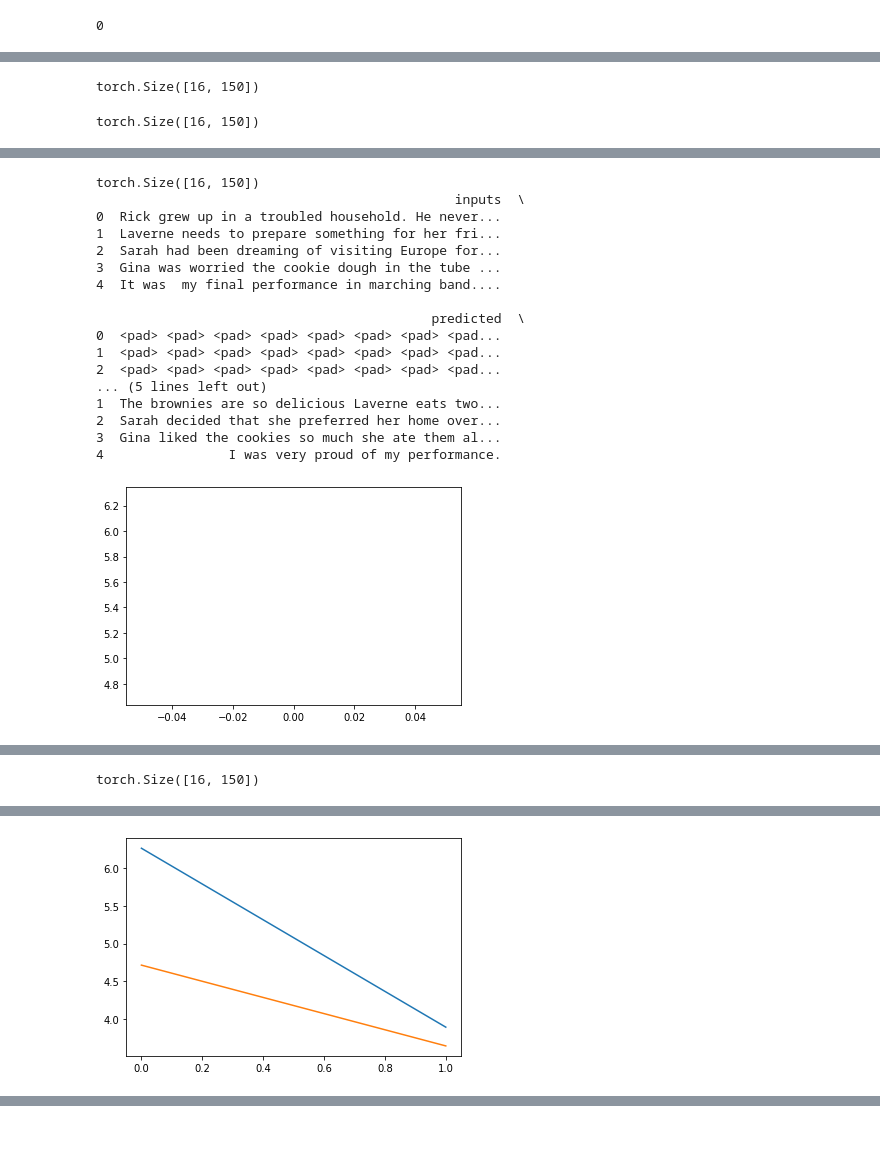
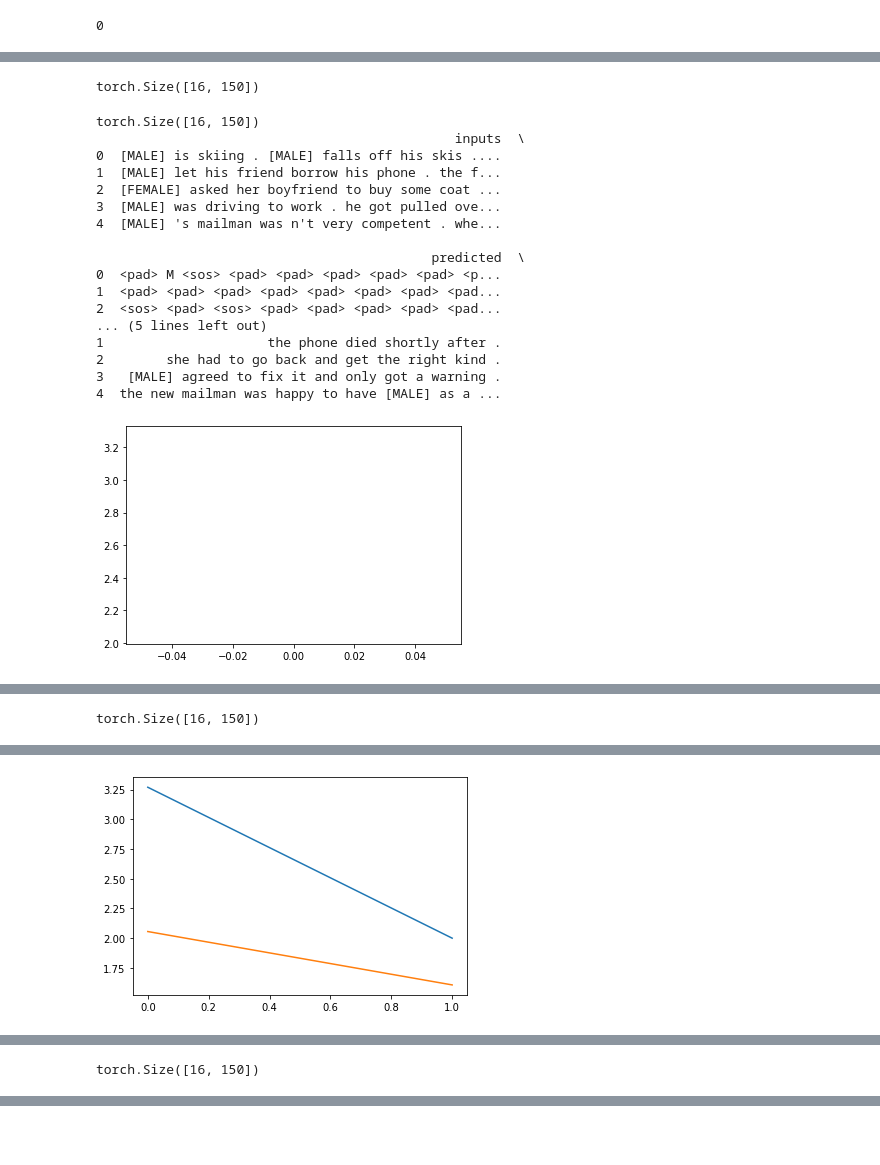
Before and after one commit to andlyu/gpt2_ROCStories, a Jupyter notebook: src/finetune.ipynb, the cells around one changed output, grey strips where cells are left out. Drawn from its saved outputs; the diff is of its cells as text; code cells hidden in the pictures.

```diff
--- a/src/finetune.ipynb
+++ b/src/finetune.ipynb
@@ -18,6 +18,7 @@ import json
 import matplotlib.pyplot as plt
 # %%
 BATCH_SIZE = 16
+DATASET_TO_USE = "UNION"
 # %%
 import pandas as pd
 
@@ -166,6 +178,7 @@ validation_dataloader = DataLoader(val_set, sampler = SequentialSampler(val_set)
 # %%
 # Create default config
 configuration = GPT2Config.from_pretrained('gpt2', output_hidden_states=False)
+
 # Load pretrained gpt2
 model = GPT2LMHeadModel.from_pretrained("gpt2", config=configuration)
 model.resize_token_embeddings(len(tokenizer))
@@ -174,10 +187,12 @@ model.resize_token_embeddings(len(tokenizer))
 device = torch.device("cuda:1")
 model.to(device)
 
-optimizer = torch.optim.Adam(model.parameters(),lr = 0.0005)
+optimizer = torch.optim.Adam(model.parameters(),lr = 0.000005)
 model = model.to(device)
 # %%
 from tqdm import tqdm
+import re
+
 
 #call model with a batch of input
 def process_one_batch(batch):
@@ -192,7 +207,7 @@ def output_one_batch(batch):
     b_input_ids = batch[0].to(device)
     b_labels = batch[0].to(device)
     b_masks = batch[1].to(device)
-    outputs  = model(b_input_ids,  num_beams=5 ,  attention_mask = b_masks,labels=b_labels)
+    outputs  = model(b_input_ids,  num_beams=2 ,  attention_mask = b_masks,labels=b_labels)
     return outputs
 
 #do one epoch for training
@@ -239,12 +254,14 @@ def eval_epoch():
     return avg_val_loss
 
 
-#do one epoch for eval
+#Runs the model on a set number of batches and saves the results to a json file
 def save_results( num_batches = 15, iter = 0):
     indexes_list = []
     inputs_list = []
     predicted_list = []
     expected_list = []
+
+    model.save_pretrained("saved_model_temp")
 
     #for i in tqdm(range(num_examples)):
     for i, batch in enumerate(tqdm(validation_dataloader)):
@@ -257,10 +274,12 @@ def save_results( num_batches = 15, iter = 0):
 
         greedy_output = model.generate(
                 b_input_ids,  #check stars
-                num_beams=5 ,
+                num_beams=2 ,
                 return_dict_in_generate=True,
                 output_scores=True,
-                max_length=150
+                max_length=150,
+                tempterature = 5,
+                top_p = 4
                 )
 
         print(greedy_output['sequences'].shape)
@@ -275,18 +294,14 @@ def save_results( num_batches = 15, iter = 0):
             idx = BATCH_SIZE * i + b_idx
             end_words = val_data.InputSentence4
             in_words = val_data.input.iloc[idx]
-            #if(len(output) <= b_idx):
-            #    break
-            #b_out = output[b_idx]
-            #pred_sent = b_out[b_out.index('<sos>') + len(in_words) + 13:]
-            #if(pred_sent.find('.') != -1):
-            #    pred_sent = pred_sent[:pred_sent.index('.')+1]
-            #else:
-            #    pred_sent = pred_sent
 
             indexes_list.append(idx)
             inputs_list.append(val_data.input.iloc[idx])
-            predicted_list.append(output[b_idx])
+            #predicted_list.append(output[b_idx])
+            if(len(re.split('\? |! |\. ',output[b_idx]))<5):
+                predicted_list.append('bad gen')
+            else:
+                predicted_list.append(re.split('\? |! |\. ',output[b_idx])[4] + '.')
             expected_list.append(val_data.InputSentence5.iloc[idx])
 
     outputs = pd.DataFrame()
@@ -295,9 +310,6 @@ def save_results( num_batches = 15, iter = 0):
     outputs['expected'] = expected_list
 
     print(outputs[:5])
-
-
-
 
     data = {}
     data['ex'] = []
@@ -310,6 +322,6 @@ def save_results( num_batches = 15, iter = 0):
 
         })
 
-    with open('test_cases'+ str(iter)+'.json', 'w') as outfile:
+    with open('test_cases/test_cases'+ str(iter)+'.json', 'w') as outfile:
         json.dump(data, outfile)
 # %%
@@ -340,13 +353,16 @@ for i in range(15):
     train_loss.append(train_epoch())
     val_loss.append(eval_epoch())
     if(i<7):
-        save_results(10, i)
+        save_results(1, i)
     else:
-        save_results(100, i)
+        save_results(1, i)
     plt.plot(train_loss)
     plt.plot(val_loss)
     plt.show()
     plt.savefig('losses.png')
+    model.save_pretrained("UNION_model")
+
+
 
 save_results(None)
 # %% [output]
@@ -357,2 +373,19 @@ elapsed time for 1 eval epoch :  0:00:05
 torch.Size([16, 150])
 torch.Size([16, 150])
+                                              inputs  \
+0  [MALE] is skiing . [MALE] falls off his skis ....
+1  [MALE] let his friend borrow his phone . the f...
+2  [FEMALE] asked her boyfriend to buy some coat ...
+3  [MALE] was driving to work . he got pulled ove...
+4  [MALE] 's mailman was n't very competent . whe...
+
+                                           predicted  \
+0  <pad> M <sos> <pad> <pad> <pad> <pad> <pad> <p...
+1  <pad> <pad> <pad> <pad> <pad> <pad> <pad> <pad...
+2  <sos> <pad> <sos> <pad> <pad> <pad> <pad> <pad...
+... (5 lines left out)
+1                     the phone died shortly after .
+2        she had to go back and get the right kind .
+3   [MALE] agreed to fix it and only got a warning .
+4  the new mailman was happy to have [MALE] as a ...
+[figure, new version]
@@ -360,18 +396 @@ torch.Size([16, 150])
 torch.Size([16, 150])
-                                              inputs  \
-0  Rick grew up in a troubled household. He never...
-1  Laverne needs to prepare something for her fri...
-2  Sarah had been dreaming of visiting Europe for...
-3  Gina was worried the cookie dough in the tube ...
-4  It was  my final performance in marching band....
-
-                                           predicted  \
-0  <pad> <pad> <pad> <pad> <pad> <pad> <pad> <pad...
-1  <pad> <pad> <pad> <pad> <pad> <pad> <pad> <pad...
-2  <pad> <pad> <pad> <pad> <pad> <pad> <pad> <pad...
-... (5 lines left out)
-1  The brownies are so delicious Laverne eats two...
-2  Sarah decided that she preferred her home over...
-3  Gina liked the cookies so much she ate them al...
-4                I was very proud of my performance.
-[figure, old version]
@@ -381,0 +414 @@ elapsed time for 1 eval epoch :  0:00:05
+[figure, new version]
@@ -402 +438,0 @@ torch.Size([16, 150])
-[figure, old version]
```
Also changed, not shown: parts of 14 cells of this notebook, 13 other files.
